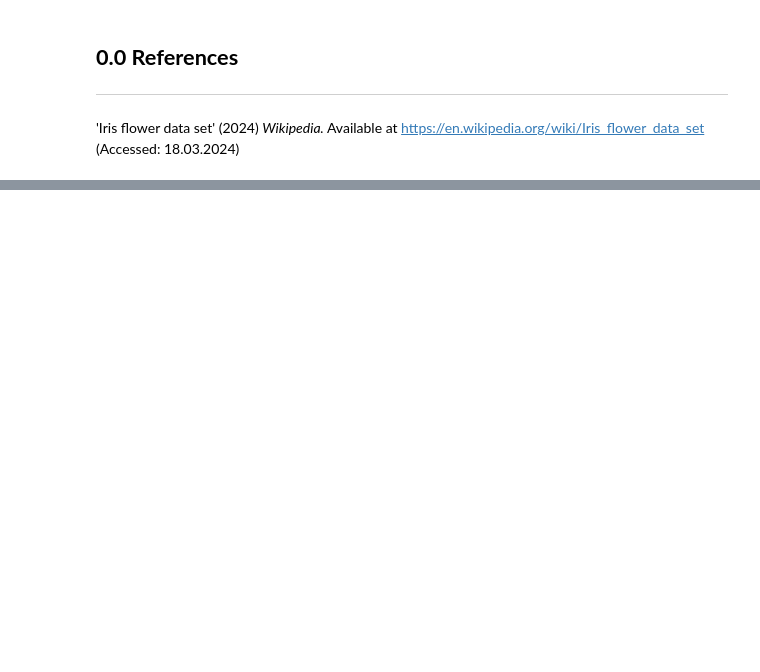
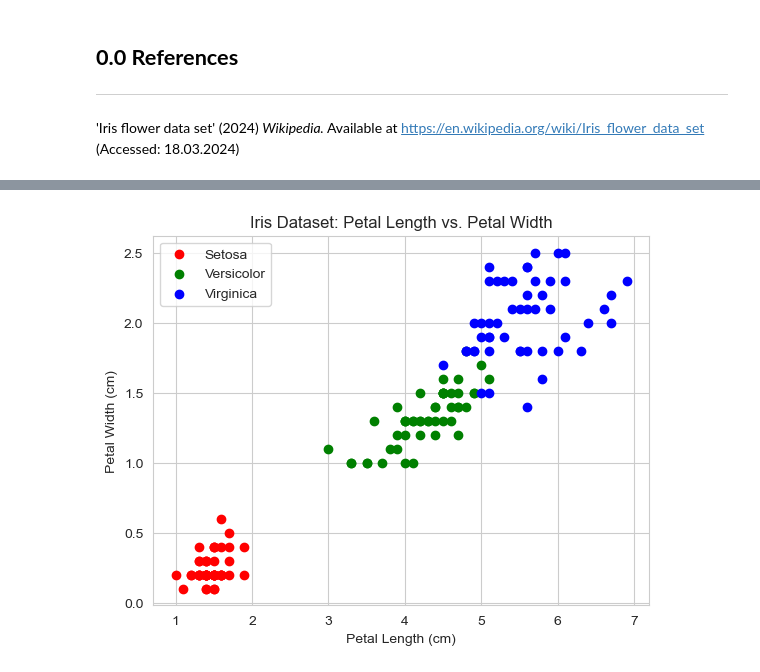
Before and after one commit to Laura6826/pands-project, a Jupyter notebook: Iris.Data.Set.ipynb, the cells around one changed output, grey strips where cells are left out. Cells and saved outputs as stored; diff of their text form; code cells hidden in the pictures; blank space fills up the shorter version.

```diff
--- a/Iris.Data.Set.ipynb
+++ b/Iris.Data.Set.ipynb
@@ -142,0 +196,17 @@ AttributeError: module 'matplotlib' has no attribute 'colors'
+# %%
+plen = df['petal_length']
+pwidth = df['petal_width']
+slen = df['sepal_length']
+swidth = df['sepal_width']
+
+plt.scatter(df[df['species'] == 'setosa']['petal_length'], df[df['species'] == 'setosa']['petal_width'], label='Setosa', color='r')
+plt.scatter(df[df['species'] == 'versicolor']['petal_length'], df[df['species'] == 'versicolor']['petal_width'], label='Versicolor', color='g')
+plt.scatter(df[df['species'] == 'virginica']['petal_length'], df[df['species'] == 'virginica']['petal_width'], label='Virginica', color='b')
+
+plt.xlabel('Petal Length (cm)')
+plt.ylabel('Petal Width (cm)')
+plt.title('Iris Dataset: Petal Length vs. Petal Width')
+plt.legend()
+plt.show()
+# %% [output]
+[figure, added]
```
Also changed, not shown: parts of 9 cells of this notebook.
